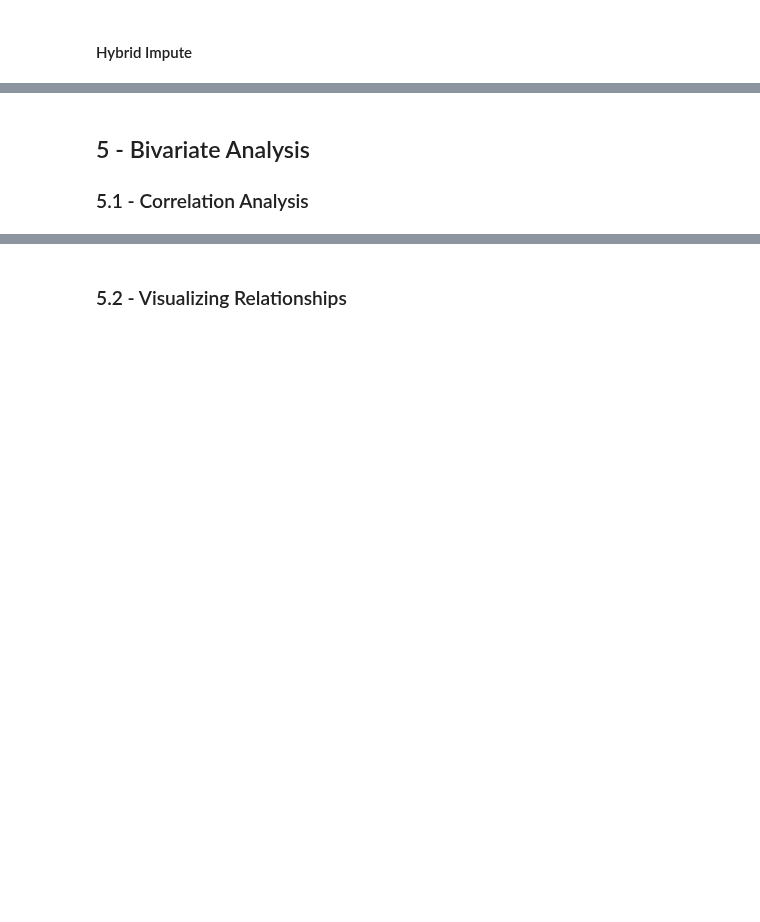
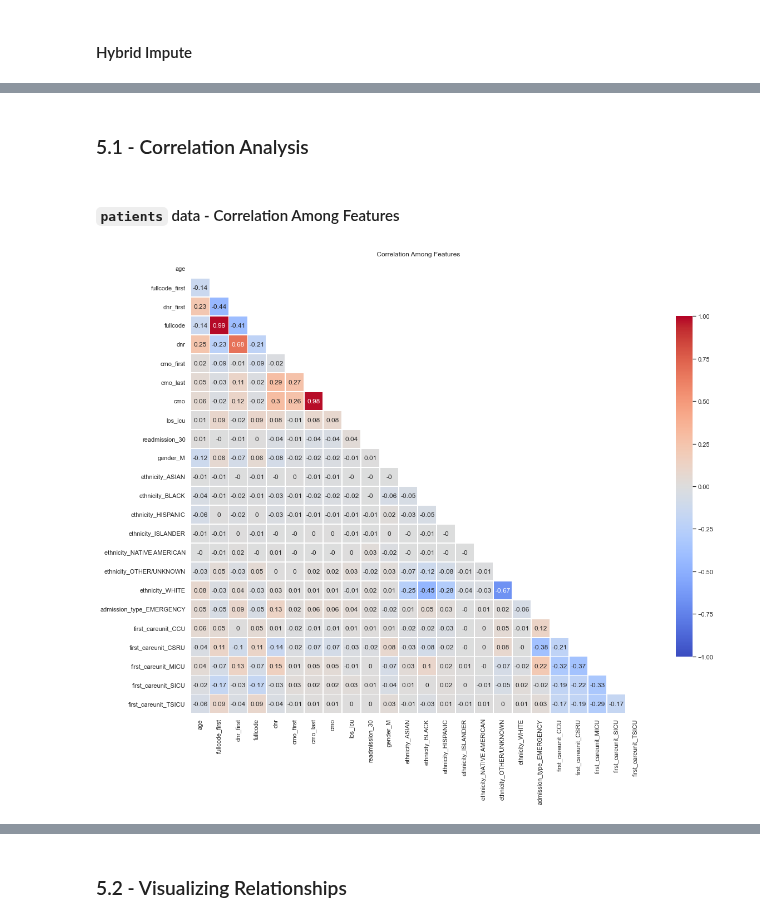
Before and after one commit to drama-404/FuzzyMedNet, a Jupyter notebook: notebooks/EDA.ipynb, the cells around one changed output, grey strips where cells are left out. Saved outputs shown, nothing was run; the diff lists cells and outputs as text; code cells hidden in the pictures; blank space fills up the shorter version.

```diff
--- a/notebooks/EDA.ipynb
+++ b/notebooks/EDA.ipynb
@@ -596,0 +579,7 @@ vitals_test_imputed2.to_csv('../data/processed_hybrid/vitals_test_hybrid.csv')
+# %%
+# For analysis purposes we will concatenate the splitted datasets
+patients_full_imputed = pd.concat([patients_train, patients_dev, patients_test])
+vitals_full_imputed = pd.concat([vitals_train_imputed, vitals_dev_imputed, vitals_test_imputed])
+interv_full_imputed = pd.concat([interv_train, interv_dev, interv_test])
+Ys_full_imputed = pd.concat([Ys_train, Ys_dev, Ys_test])
+blind_display(patients_full_imputed, vitals_full_imputed, interv_full_imputed, Ys_full_imputed, blinded=BLINDED)
@@ -597,6 +622,10 @@ vitals_test_imputed2.to_csv('../data/processed_hybrid/vitals_test_hybrid.csv')
 # %% [markdown]
-<a name='5'></a>
-## 5 - Bivariate Analysis
-
 <a name='5-1'></a>
 ### 5.1 - Correlation Analysis
+# %% [markdown]
+<a name='5-1-1'></a>
+#### `patients` data - Correlation Among Features
+# %%
+pearson_correlation_among_features(patients_full_imputed)
+# %% [output]
+[figure, added]
```
Also changed, not shown: parts of 36 cells of this notebook, 1 other file.
